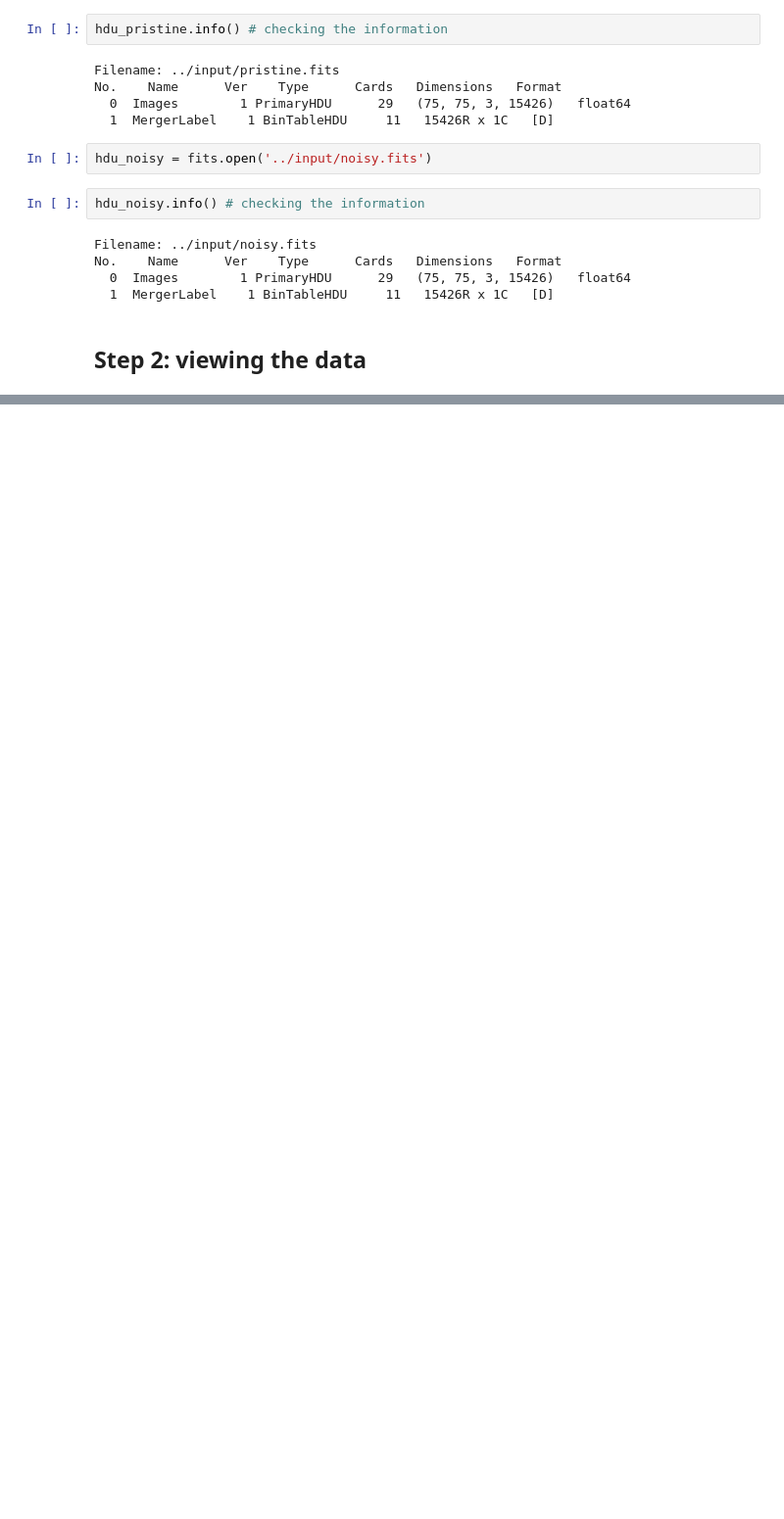
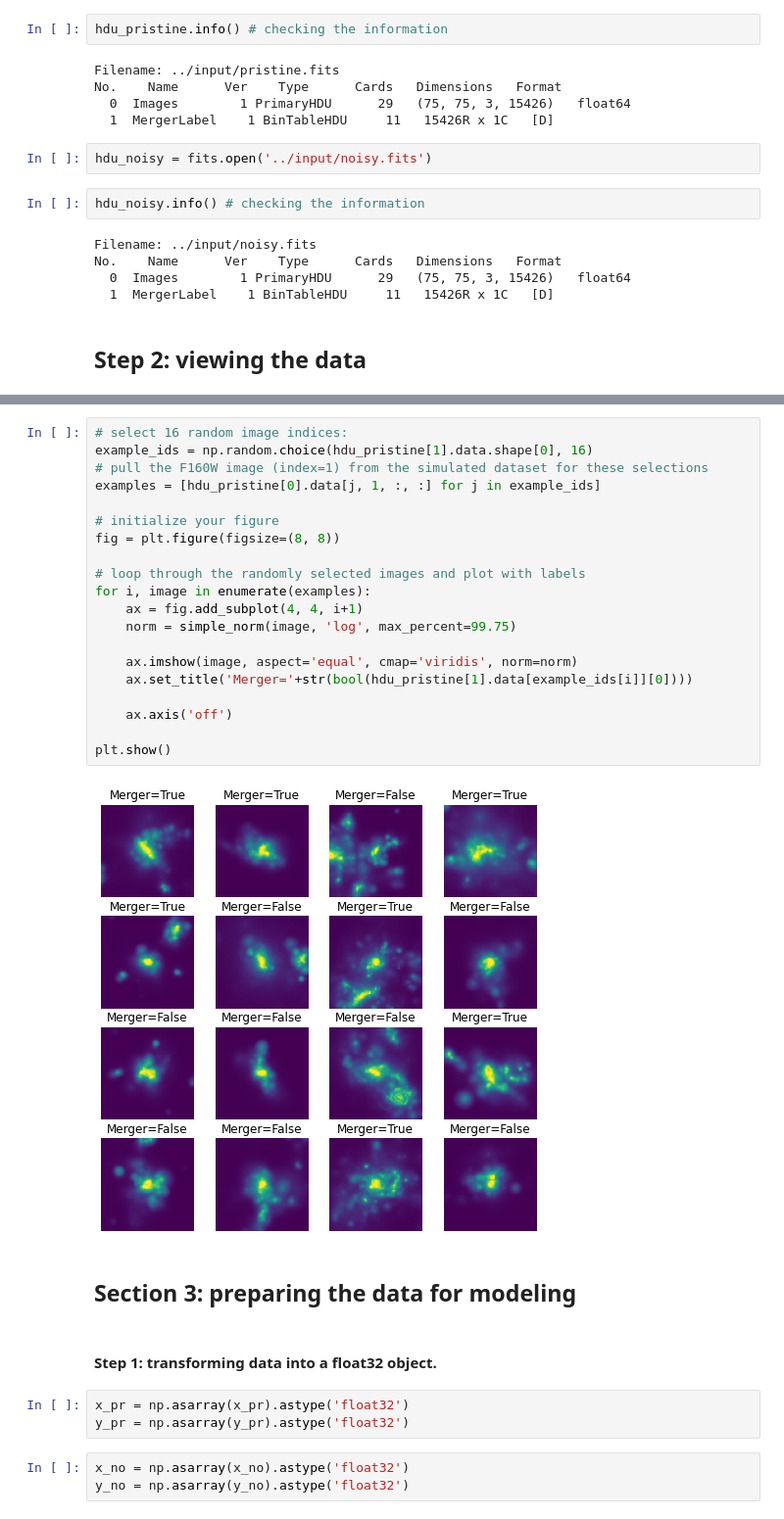
Before and after one commit to emadonev/galaxy_merger, a Jupyter notebook: nbs/02_Simulated_data.ipynb, the cells around one changed output, grey strips where cells are left out. Shown at 98% size. Cells and saved outputs as stored; diff of their text form; blank space fills up the shorter version.

```diff
--- a/nbs/02_Simulated_data.ipynb
+++ b/nbs/02_Simulated_data.ipynb
@@ -74,0 +106,32 @@ Let's divide the datasets into `x` and `y` components.
+# %%
+# select 16 random image indices:
+example_ids = np.random.choice(hdu_pristine[1].data.shape[0], 16)
+# pull the F160W image (index=1) from the simulated dataset for these selections
+examples = [hdu_pristine[0].data[j, 1, :, :] for j in example_ids]
+
+# initialize your figure
+fig = plt.figure(figsize=(8, 8))
+
+# loop through the randomly selected images and plot with labels
+for i, image in enumerate(examples):
+    ax = fig.add_subplot(4, 4, i+1)
+    norm = simple_norm(image, 'log', max_percent=99.75)
+
+    ax.imshow(image, aspect='equal', cmap='viridis', norm=norm)
+    ax.set_title('Merger='+str(bool(hdu_pristine[1].data[example_ids[i]][0])))
+
+    ax.axis('off')
+
+plt.show()
+# %% [output]
+[figure, added]
+# %% [markdown]
+## Section 3: preparing the data for modeling
+# %% [markdown]
+#### Step 1: transforming data into a float32 object.
+# %%
+x_pr = np.asarray(x_pr).astype('float32')
+y_pr = np.asarray(y_pr).astype('float32')
+# %%
+x_no = np.asarray(x_no).astype('float32')
+y_no = np.asarray(y_no).astype('float32')
```
Also changed, not shown: parts of 15 cells of this notebook.
